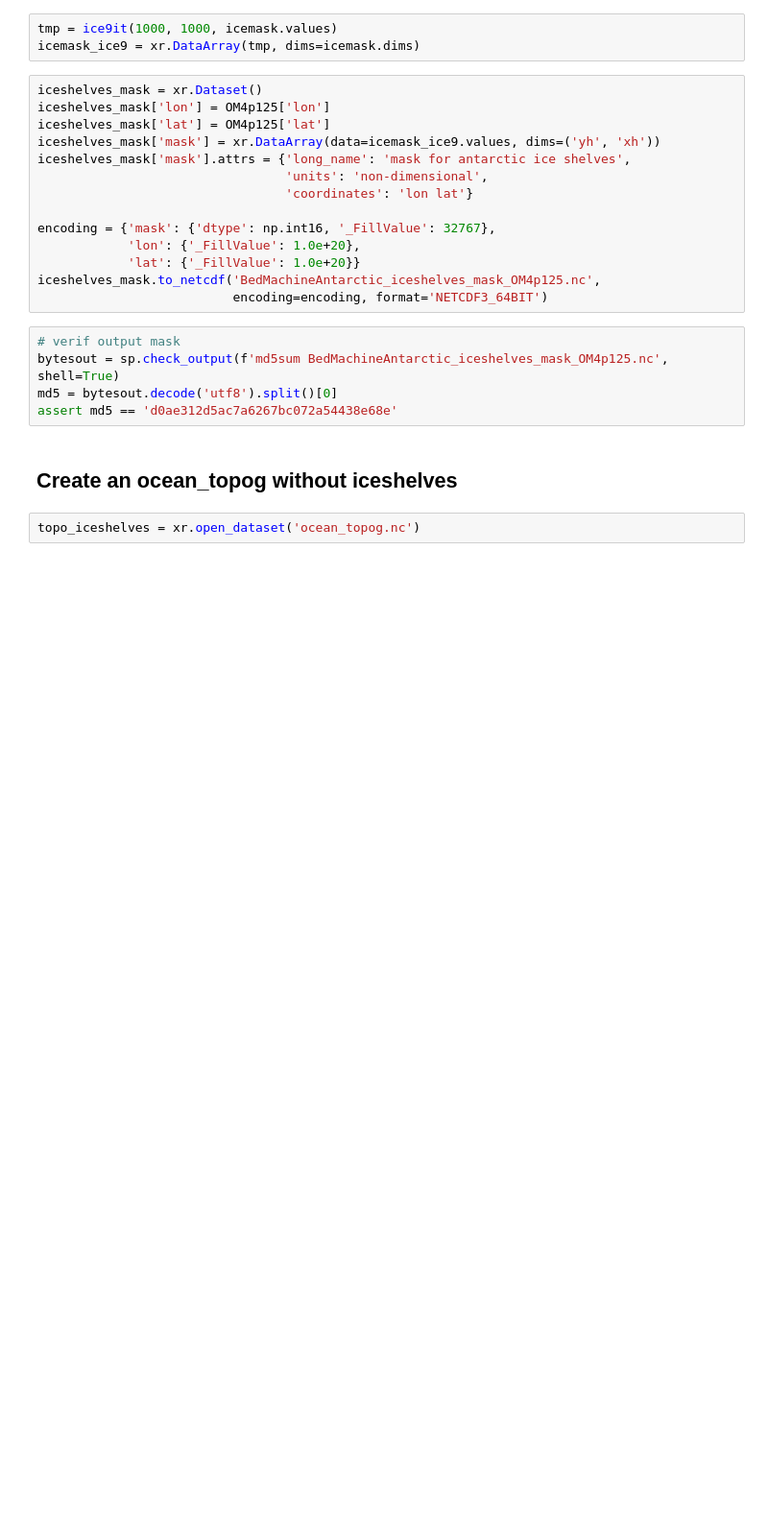
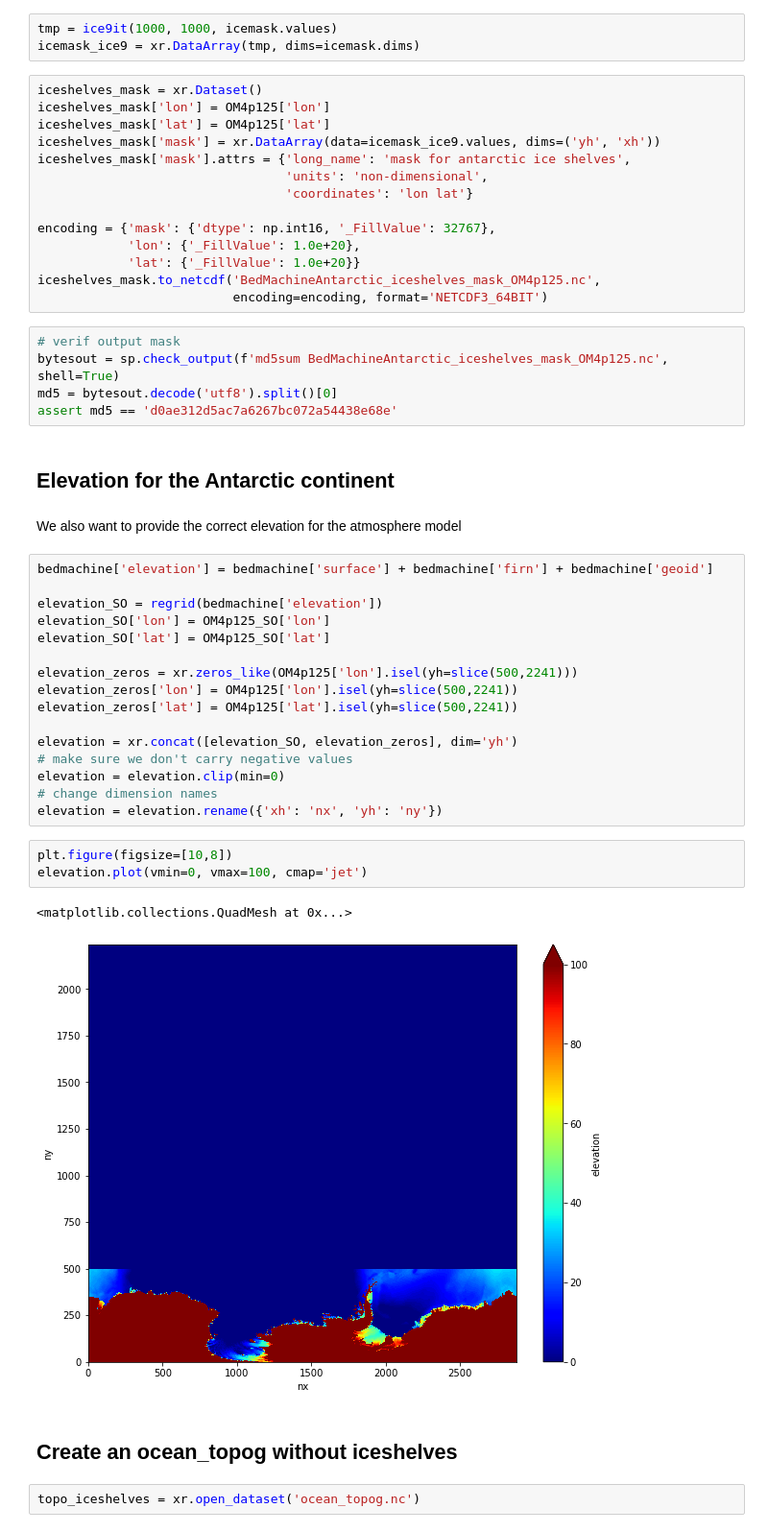
Before and after one commit to raphaeldussin/CM4_OMp125_C192_bathy, a Jupyter notebook: bedmachine_iceshelves_mask.ipynb, the cells around one changed output. Shown at 96% size. Cells and saved outputs as stored; diff of their text form; blank space fills up the shorter version.

Commit message:
add correct orography for antarctic

```diff
--- a/bedmachine_iceshelves_mask.ipynb
+++ b/bedmachine_iceshelves_mask.ipynb
@@ -316,6 +318,32 @@ iceshelves_mask.to_netcdf('BedMachineAntarctic_iceshelves_mask_OM4p125.nc',
 bytesout = sp.check_output(f'md5sum BedMachineAntarctic_iceshelves_mask_OM4p125.nc', shell=True)
 md5 = bytesout.decode('utf8').split()[0]
 assert md5 == 'd0ae312d5ac7a6267bc072a54438e68e'
+# %% [markdown]
+## Elevation for the Antarctic continent
+# %% [markdown]
+We also want to provide the correct elevation for the atmosphere model
+# %%
+bedmachine['elevation'] = bedmachine['surface'] + bedmachine['firn'] + bedmachine['geoid']
+
+elevation_SO = regrid(bedmachine['elevation'])
+elevation_SO['lon'] = OM4p125_SO['lon']
+elevation_SO['lat'] = OM4p125_SO['lat']
+
+elevation_zeros = xr.zeros_like(OM4p125['lon'].isel(yh=slice(500,2241)))
+elevation_zeros['lon'] = OM4p125['lon'].isel(yh=slice(500,2241))
+elevation_zeros['lat'] = OM4p125['lat'].isel(yh=slice(500,2241))
+
+elevation = xr.concat([elevation_SO, elevation_zeros], dim='yh')
+# make sure we don't carry negative values
+elevation = elevation.clip(min=0)
+# change dimension names
+elevation = elevation.rename({'xh': 'nx', 'yh': 'ny'})
+# %%
+plt.figure(figsize=[10,8])
+elevation.plot(vmin=0, vmax=100, cmap='jet')
+# %% [output]
+<matplotlib.collections.QuadMesh at 0x...>
+[figure, added]
 # %% [markdown]
 ## Create an ocean_topog without iceshelves
 # %%
```
Also changed, not shown: parts of 8 cells of this notebook, 1 other file.
